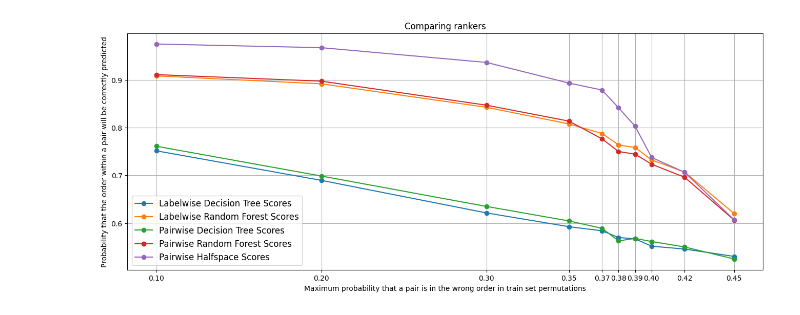
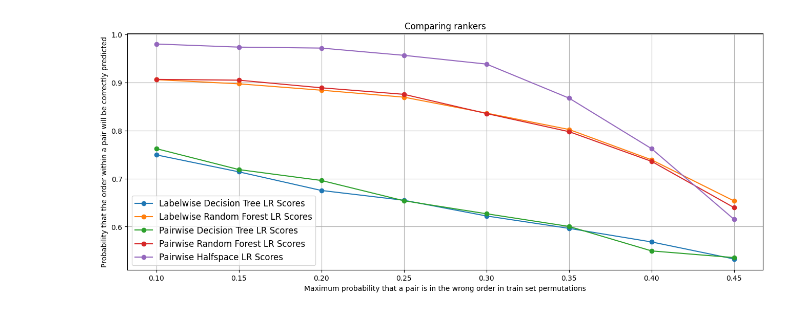
Before and after one commit to gkrinias/label_ranking, a Jupyter notebook: RankerComparisons1.ipynb, the cells around one changed output. Cells and saved outputs as stored; diff of their text form; code cells hidden in the pictures.

```diff
--- a/RankerComparisons1.ipynb
+++ b/RankerComparisons1.ipynb
@@ -280,93 +43,29 @@ PairwiseHalfspaceLR: 0.6068
+# %%
+etas = np.arange(.1, .5, .05)
+for eta_max in etas: scores(eta_max)
 # %%
 import matplotlib.pyplot as plt
 
-etas = [.1, .2, .3, .35, .37, .38, .39, .4, .42, .45]
-
-labelwiseDecisionTreeScores = [
-  0.7515,
-  0.6895,
-  0.6213,
-  0.5924,
-  0.5838,
-  0.5697,
-  0.5669,
-  0.5516,
-  0.5455,
-  0.5301
-]
-
-labelwiseRandomForestScores = [
-  0.9085,
-  0.8919,
-  0.8427,
-  0.8078,
-  0.7877,
-  0.7638,
-  0.7584,
-  0.7324,
-  0.7069,
-  0.62
-]
-
-pairwiseDecisionTreeScores = [
-  0.7611,
-  0.6986,
-  0.6349,
-  0.6044,
-  0.589,
-  0.5627,
-  0.5678,
-  0.5614,
-  0.5499,
-  0.5247
-]
-
-pairwiseRandomForestScores = [
-  0.9112,
-  0.8975,
-  0.8471,
-  0.8137,
-  0.7764,
-  0.75,
-  0.7445,
-  0.7234,
-  0.6961,
-  0.6063
-]
-
-pairwiseHalfspaceScores = [
-  0.9754,
-  0.9677,
-  0.9368,
-  0.8934,
-  0.8789,
-  0.8416,
-  0.8031,
-  0.7376,
-  0.7065,
-  0.6068
-]
-
 plt.figure(figsize=(16, 6))
 plt.title('Comparing rankers')
-plt.plot(etas, labelwiseDecisionTreeScores, '-o')
-plt.plot(etas, labelwiseRandomForestScores, '-o')
-plt.plot(etas, pairwiseDecisionTreeScores, '-o')
-plt.plot(etas, pairwiseRandomForestScores, '-o')
-plt.plot(etas, pairwiseHalfspaceScores, '-o')
+plt.plot(etas, labelwiseDecisionTreeLRScores, '-o')
+plt.plot(etas, labelwiseRandomForestLRScores, '-o')
+plt.plot(etas, pairwiseDecisionTreeLRScores, '-o')
+plt.plot(etas, pairwiseRandomForestLRScores, '-o')
+plt.plot(etas, pairwiseHalfspaceLRScores, '-o')
 plt.legend([
-  'Labelwise Decision Tree Scores',
-  'Labelwise Random Forest Scores',
-  'Pairwise Decision Tree Scores',
-  'Pairwise Random Forest Scores',
-  'Pairwise Halfspace Scores'
+  'Labelwise Decision Tree LR Scores',
+  'Labelwise Random Forest LR Scores',
+  'Pairwise Decision Tree LR Scores',
+  'Pairwise Random Forest LR Scores',
+  'Pairwise Halfspace LR Scores'
   ],
   fontsize=12
 )
 plt.xticks(etas)
 plt.xlabel('Maximum probability that a pair is in the wrong order in train set permutations')
 plt.ylabel('Probability that the order within a pair will be correctly predicted')
 plt.grid()
 plt.show()
 # %% [output]
-[figure, old version]
+[figure, new version]
```
Also changed, not shown: parts of 11 cells of this notebook, 12 other files.
